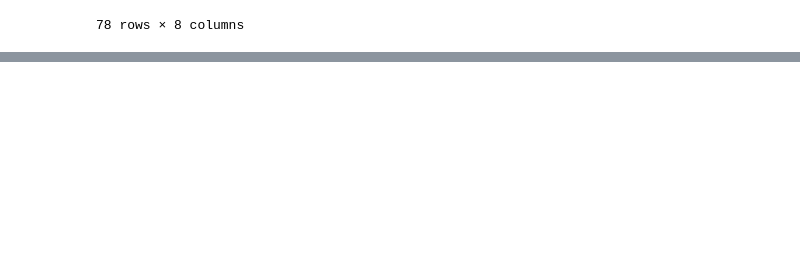
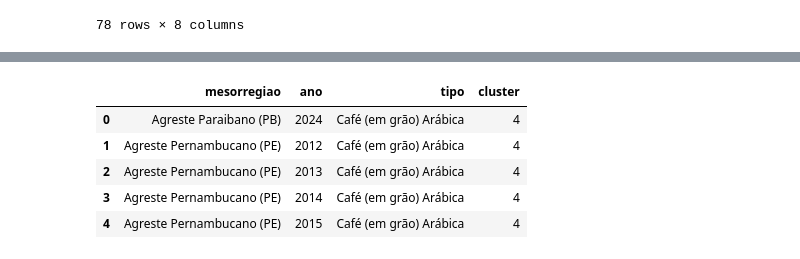
Before and after one commit to Lomba227/k-means-cafe, a Jupyter notebook: main.ipynb, the cells around one changed output, grey strips where cells are left out. Drawn from its saved outputs; the diff is of its cells as text; code cells hidden in the pictures; blank space fills up the shorter version.

```diff
--- a/main.ipynb
+++ b/main.ipynb
@@ -658 +653,72 @@ df_final
 1229 rows × 19 columns
+# %%
+# Cria a coluna `cluster` em df_final usando KMeans com rótulos consistentes no tempo
+# Estratégia: para cada `tipo`, treina 1 KMeans usando TODOS os anos juntos, e aplica em todas as linhas desse tipo.
+import numpy as np
+from sklearn.cluster import KMeans
+from sklearn.preprocessing import StandardScaler
+
+N_CLUSTERS = 5
+RANDOM_STATE = 42
+RECOMPUTE_CLUSTER = True  # deixe True para atualizar os clusters com esta nova estratégia
+
+if 'df_final' not in globals():
+    raise NameError(
+        "df_final não está definido neste kernel. "
+        "Re-execute as células anteriores que constroem o df_final (leitura/merges/engenharia) e então rode esta célula."
+    )
+
+if RECOMPUTE_CLUSTER or ('cluster' not in df_final.columns):
+    df_final = df_final.copy()
+
+    # Seleciona apenas colunas numéricas como features; remove 'ano' pra não “forçar” separação temporal
+    numeric_cols = df_final.select_dtypes(include='number').columns.tolist()
+    feature_cols = [c for c in numeric_cols if c not in ['ano', 'cluster']]
+    if len(feature_cols) == 0:
+        raise ValueError(
+            "Não há colunas numéricas suficientes em df_final para fazer KMeans. "
+            "(Depois dos merges/engenharia, era esperado ter variáveis numéricas.)"
+        )
+
+    # Inicializa
+    df_final['cluster'] = np.nan
+
+    # Treina 1 modelo por tipo usando todos os anos juntos (clusters comparáveis ao longo do tempo)
+    for tipo, idx in df_final.groupby('tipo').groups.items():
+        g = df_final.loc[idx]
+        n_samples = len(g)
+        if n_samples < 2:
+            df_final.loc[idx, 'cluster'] = 0
+            continue
+
+        X = g[feature_cols].replace([np.inf, -np.inf], np.nan)
+        X = X.dropna(axis=1, how='all')
+        if X.shape[1] == 0:
+            df_final.loc[idx, 'cluster'] = 0
+            continue
+
+        # Preenche faltantes com mediana do tipo (usa todos os anos desse tipo)
+        X = X.fillna(X.median(numeric_only=True))
+
+        n_clusters = min(N_CLUSTERS, n_samples)
+        if n_clusters < 2:
+            df_final.loc[idx, 'cluster'] = 0
+            continue
+
+        scaler = StandardScaler()
+        X_scaled = scaler.fit_transform(X)
+
+        km = KMeans(n_clusters=n_clusters, random_state=RANDOM_STATE, n_init='auto')
+        labels = km.fit_predict(X_scaled)
+        df_final.loc[idx, 'cluster'] = labels
+
+    df_final['cluster'] = df_final['cluster'].astype(int)
+
+df_final[['mesorregiao', 'ano', 'tipo', 'cluster']].head()
+# %% [output]
+|  | mesorregiao | ano | tipo | cluster |
+| 0 | Agreste Paraibano (PB) | 2024 | Café (em grão) Arábica | 4 |
+| 1 | Agreste Pernambucano (PE) | 2012 | Café (em grão) Arábica | 4 |
+| 2 | Agreste Pernambucano (PE) | 2013 | Café (em grão) Arábica | 4 |
+| 3 | Agreste Pernambucano (PE) | 2014 | Café (em grão) Arábica | 4 |
+| 4 | Agreste Pernambucano (PE) | 2015 | Café (em grão) Arábica | 4 |
```
Also changed, not shown: parts of 21 cells of this notebook.
